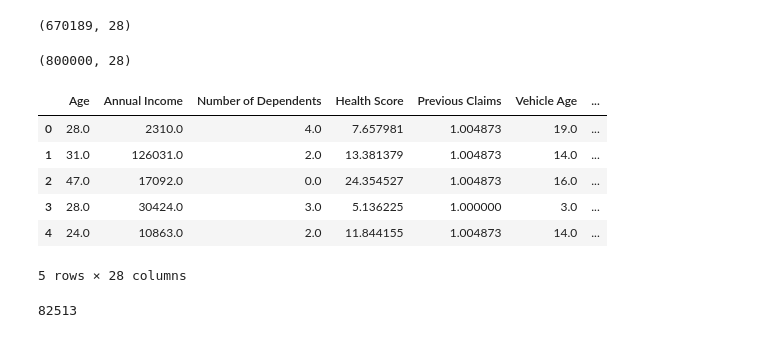
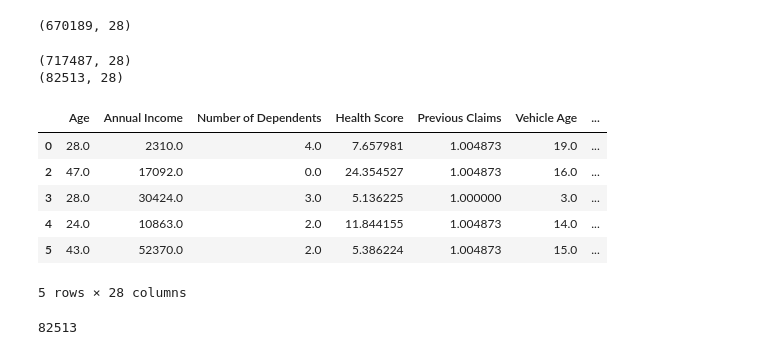
Before and after one commit to yash-meshram/Insurance-Premium, a Jupyter notebook: insurance-premium.ipynb, the cells around one changed output. Saved outputs shown, nothing was run; the diff lists cells and outputs as text; code cells hidden in the pictures.

```diff
--- a/insurance-premium.ipynb
+++ b/insurance-premium.ipynb
@@ -269,34 +270,40 @@ x.shape
 # %%
 df_test = pd.read_csv("/kaggle/input/playground-series-s4e12/test.csv")
 
 # for non_object_column in df_test.select_dtypes(exclude = "object").columns:
 #     df_test[non_object_column] = df_test[non_object_column] / df_test[non_object_column].max()
 
 for non_object_column in df_test.select_dtypes(exclude = "object").columns:
     df_test[non_object_column].fillna(df_test[non_object_column].mean(), inplace = True)
 
 df_test["Policy Start Date"] = pd.to_datetime(df_test["Policy Start Date"].apply(lambda x: x[:10]))
 
 df_test = pd.concat(
     [
         df_test.select_dtypes(exclude = "object"),
         pd.get_dummies(df_test.select_dtypes('object'), drop_first = True, dtype = int)
     ],
     axis = "columns"
 )
 
 x_df_test = df_test.drop(['id', 'Policy Start Date'], axis = 1)
 
+x2_df_test = x_df_test[(x_df_test['Previous Claims'] > 2) | (x_df_test['Annual Income'] > 100_000)]
+
+x_df_test = x_df_test[(x_df_test['Previous Claims'] <= 2) & (x_df_test['Annual Income'] <= 100_000)]
+
 print(x_df_test.shape)
+print(x2_df_test.shape)
 x_df_test.head()
 # %% [output]
-(800000, 28)
+(717487, 28)
+(82513, 28)
 |  | Age | Annual Income | Number of Dependents | Health Score | Previous Claims | Vehicle Age | ... |
 | 0 | 28.0 | 2310.0 | 4.0 | 7.657981 | 1.004873 | 19.0 | ... |
-| 1 | 31.0 | 126031.0 | 2.0 | 13.381379 | 1.004873 | 14.0 | ... |
 | 2 | 47.0 | 17092.0 | 0.0 | 24.354527 | 1.004873 | 16.0 | ... |
 | 3 | 28.0 | 30424.0 | 3.0 | 5.136225 | 1.000000 | 3.0 | ... |
 | 4 | 24.0 | 10863.0 | 2.0 | 11.844155 | 1.004873 | 14.0 | ... |
+| 5 | 43.0 | 52370.0 | 2.0 | 5.386224 | 1.004873 | 15.0 | ... |
 5 rows × 28 columns
 # %%
 df_test[(df_test['Previous Claims'] > 2) | (df_test['Annual Income'] > 100_000)]['Age'].count()
```
Also changed, not shown: parts of 12 cells of this notebook.
